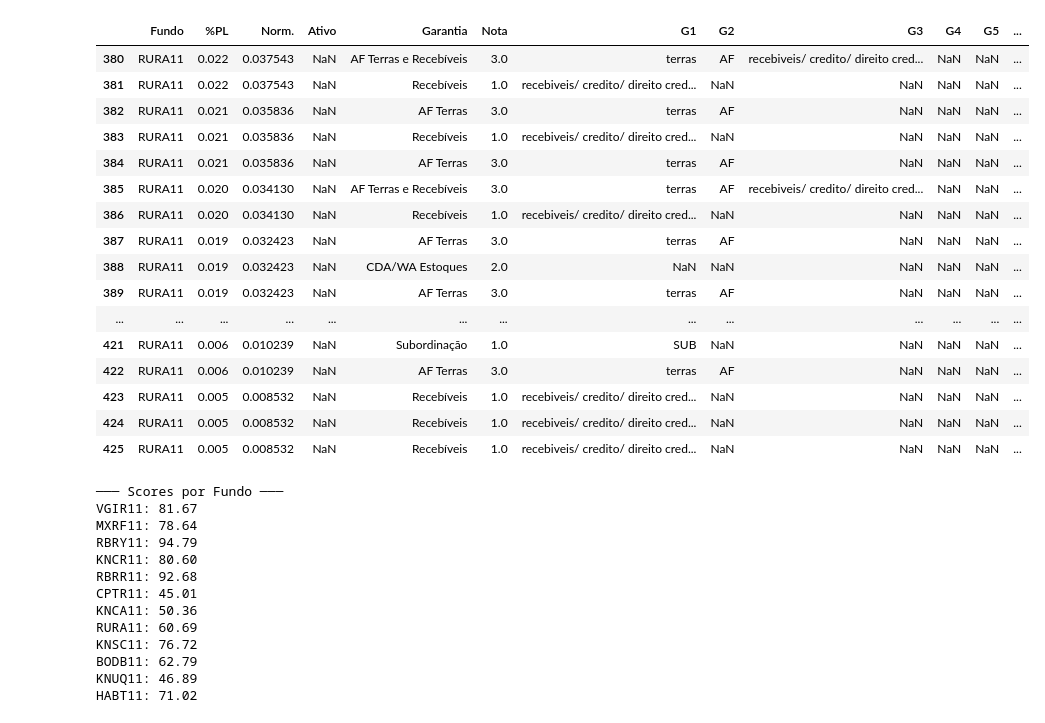
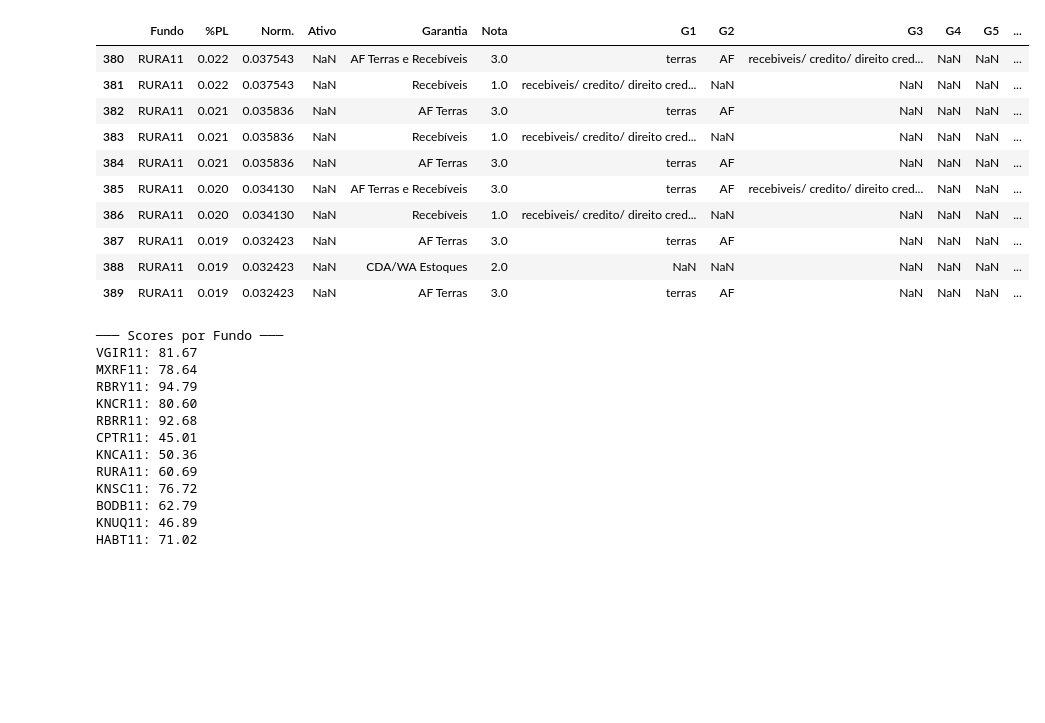
Before and after one commit to pedroauler12/MMZR-summer, a Jupyter notebook: NewApp.ipynb, the cells around one changed output. Cells and saved outputs as stored; diff of their text form; code cells hidden in the pictures; blank space fills up the shorter version.

```diff
--- a/NewApp.ipynb
+++ b/NewApp.ipynb
@@ -32,25 +32,19 @@ df_all = (
 )
 # %%
 df_all_teste = df_all[df_all['Fundo'] == 'RURA11']  # substitua 'Fundo XYZ' pelo nome do fundo desejado
-df_all_teste.head(60)  # exibe as primeiras linhas do DataFrame filtrado
+df_all_teste.head(10)  # exibe as primeiras linhas do DataFrame filtrado
 # %% [output]
 |  | Fundo | %PL | Norm. | Ativo | Garantia | Nota | G1 | G2 | G3 | G4 | G5 | ... |
 | 380 | RURA11 | 0.022 | 0.037543 | NaN | AF Terras e Recebíveis | 3.0 | terras | AF | recebiveis/ credito/ direito cred... | NaN | NaN | ... |
 | 381 | RURA11 | 0.022 | 0.037543 | NaN | Recebíveis | 1.0 | recebiveis/ credito/ direito cred... | NaN | NaN | NaN | NaN | ... |
 | 382 | RURA11 | 0.021 | 0.035836 | NaN | AF Terras | 3.0 | terras | AF | NaN | NaN | NaN | ... |
 | 383 | RURA11 | 0.021 | 0.035836 | NaN | Recebíveis | 1.0 | recebiveis/ credito/ direito cred... | NaN | NaN | NaN | NaN | ... |
 | 384 | RURA11 | 0.021 | 0.035836 | NaN | AF Terras | 3.0 | terras | AF | NaN | NaN | NaN | ... |
 | 385 | RURA11 | 0.020 | 0.034130 | NaN | AF Terras e Recebíveis | 3.0 | terras | AF | recebiveis/ credito/ direito cred... | NaN | NaN | ... |
 | 386 | RURA11 | 0.020 | 0.034130 | NaN | Recebíveis | 1.0 | recebiveis/ credito/ direito cred... | NaN | NaN | NaN | NaN | ... |
 | 387 | RURA11 | 0.019 | 0.032423 | NaN | AF Terras | 3.0 | terras | AF | NaN | NaN | NaN | ... |
 | 388 | RURA11 | 0.019 | 0.032423 | NaN | CDA/WA Estoques | 2.0 | NaN | NaN | NaN | NaN | NaN | ... |
 | 389 | RURA11 | 0.019 | 0.032423 | NaN | AF Terras | 3.0 | terras | AF | NaN | NaN | NaN | ... |
-| ... | ... | ... | ... | ... | ... | ... | ... | ... | ... | ... | ... | ... |
-| 421 | RURA11 | 0.006 | 0.010239 | NaN | Subordinação | 1.0 | SUB | NaN | NaN | NaN | NaN | ... |
-| 422 | RURA11 | 0.006 | 0.010239 | NaN | AF Terras | 3.0 | terras | AF | NaN | NaN | NaN | ... |
-| 423 | RURA11 | 0.005 | 0.008532 | NaN | Recebíveis | 1.0 | recebiveis/ credito/ direito cred... | NaN | NaN | NaN | NaN | ... |
-| 424 | RURA11 | 0.005 | 0.008532 | NaN | Recebíveis | 1.0 | recebiveis/ credito/ direito cred... | NaN | NaN | NaN | NaN | ... |
-| 425 | RURA11 | 0.005 | 0.008532 | NaN | Recebíveis | 1.0 | recebiveis/ credito/ direito cred... | NaN | NaN | NaN | NaN | ... |
 # %%
 df_class['Subclasse_norm'] = df_class['Subclasse'].apply(normalizar)
 
```
Also changed, not shown: 7 other files.
